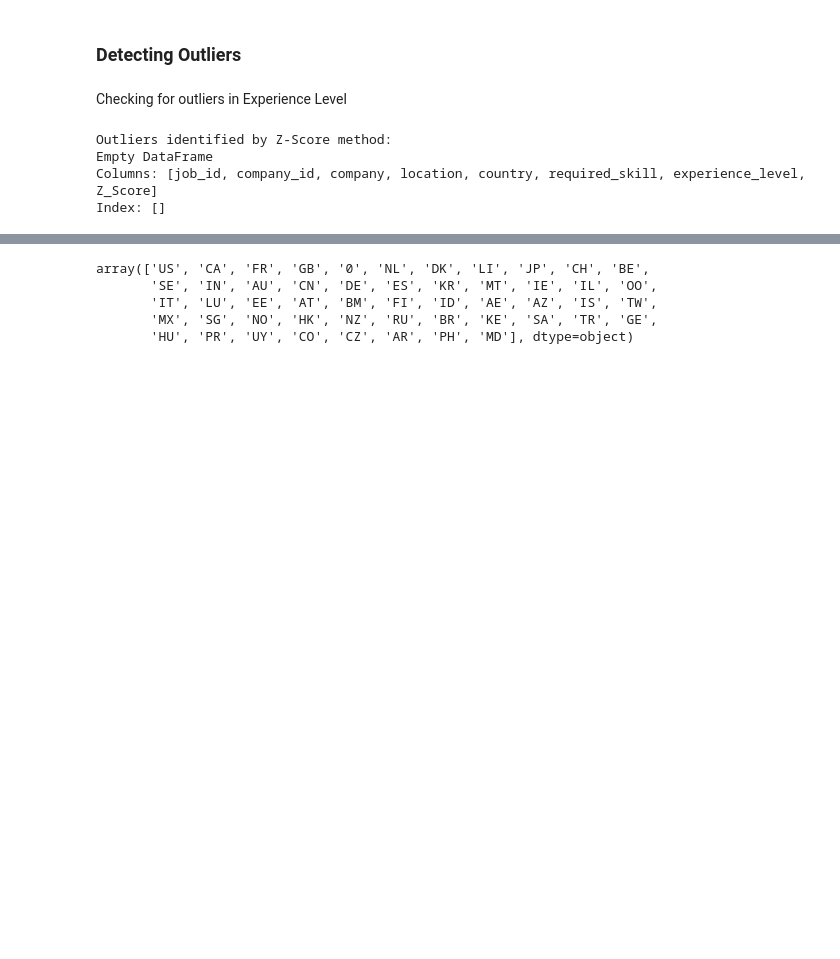
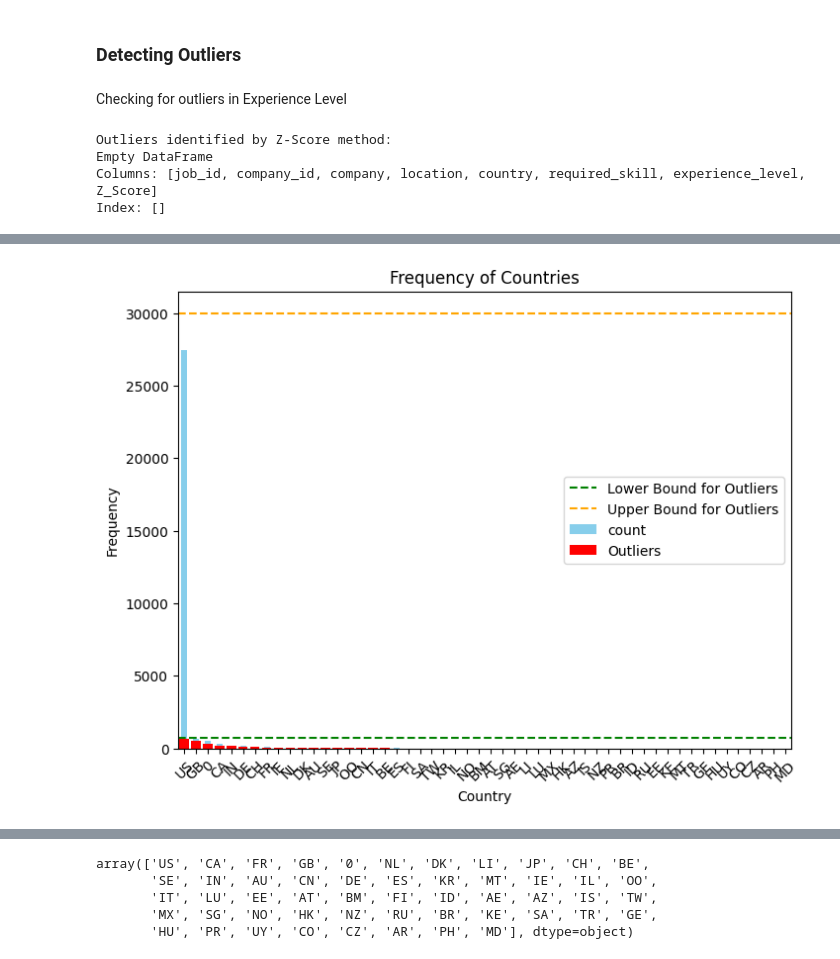
Before and after one commit to FlorianHalimi/LinkedIn-Job-Analysis-Data-Preprocessing-Visualization, a Jupyter notebook: data_preprocessing.ipynb, the cells around one changed output, grey strips where cells are left out. Drawn from its saved outputs; the diff is of its cells as text; code cells hidden in the pictures; blank space fills up the shorter version.

```diff
--- a/data_preprocessing.ipynb
+++ b/data_preprocessing.ipynb
@@ -406,0 +436,5 @@ plt.show()
+# %%
+# Counting how many rows correspond to each unique value in a country column
+value_counts = merged_data_cleaned['country'].value_counts()
+print("Count of rows for each unique value:")
+print(value_counts)
@@ -406,0 +459,32 @@ plt.show()
+# %%
+def detect_outliers_frequency(data, lower_bound=700, upper_bound=30000):
+    value_counts = data.value_counts()
+    outliers = value_counts[(value_counts < lower_bound) | (value_counts > upper_bound)].index.tolist()
+    return outliers
+
+country_data = merged_data_cleaned['country']
+
+# Define the lower and upper bounds for outlier detection
+lower_bound = 700
+upper_bound = 30000
+
+outliers_frequency = detect_outliers_frequency(country_data, lower_bound, upper_bound)
+
+# Visualizing Frequency-Based Outliers
+plt.figure(figsize=(8, 6))
+country_counts = country_data.value_counts()
+country_counts.plot(kind='bar', color='skyblue')
+plt.title('Frequency of Countries')
+plt.xlabel('Country')
+plt.ylabel('Frequency')
+plt.xticks(rotation=45)
+
+# Highlighting outliers
+plt.bar(outliers_frequency, country_counts[outliers_frequency], color='red', label='Outliers')
+
+plt.axhline(y=lower_bound, color='green', linestyle='--', label='Lower Bound for Outliers')
+plt.axhline(y=upper_bound, color='orange', linestyle='--', label='Upper Bound for Outliers')
+plt.legend()
+plt.show()
+# %% [output]
+[figure, added]
```
Also changed, not shown: parts of 24 cells of this notebook, 1 other file.
